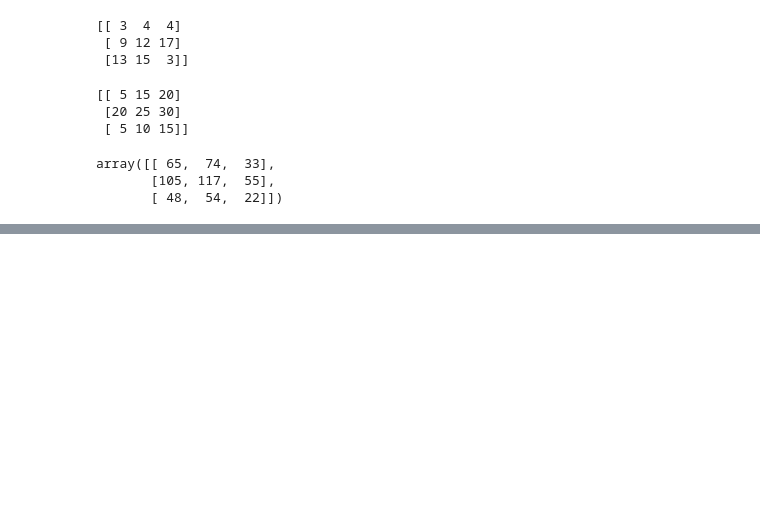
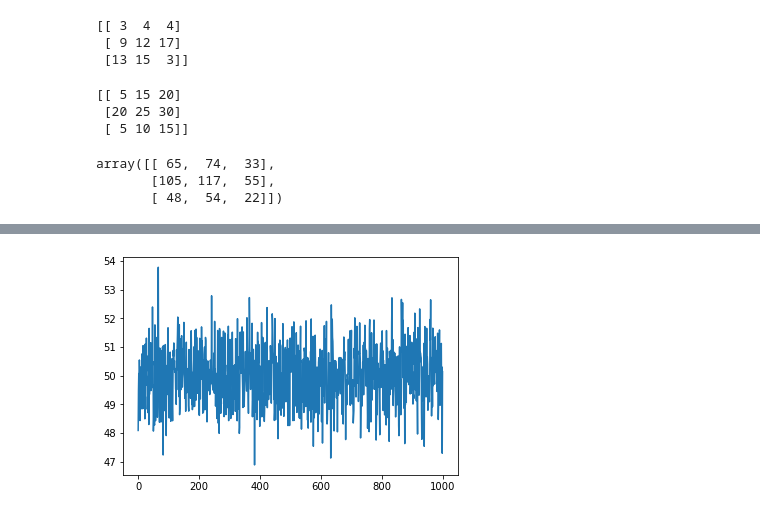
Before and after one commit to Dylanrichardss/Numpy-Python, a Jupyter notebook: estudos_numpy.ipynb, the cells around one changed output, grey strips where cells are left out. Cells and saved outputs as stored; diff of their text form; code cells hidden in the pictures; blank space fills up the shorter version.

Commit message:
Estudos para Plotly

```diff
--- a/estudos_numpy.ipynb
+++ b/estudos_numpy.ipynb
@@ -278,0 +282,6 @@ np.random.randint(10)
+# %%
+opa = np.random.normal(loc=50, scale = 1, size= 1000) #coloquei nome só para lembrar melhor, mas a sequência é esta. média, desvio padrão, tamanho ou shape
+plt.plot(opa)
+plt.show()
+# %% [output]
+[figure, added]
```
Also changed, not shown: parts of 6 cells of this notebook, 2 other files.
